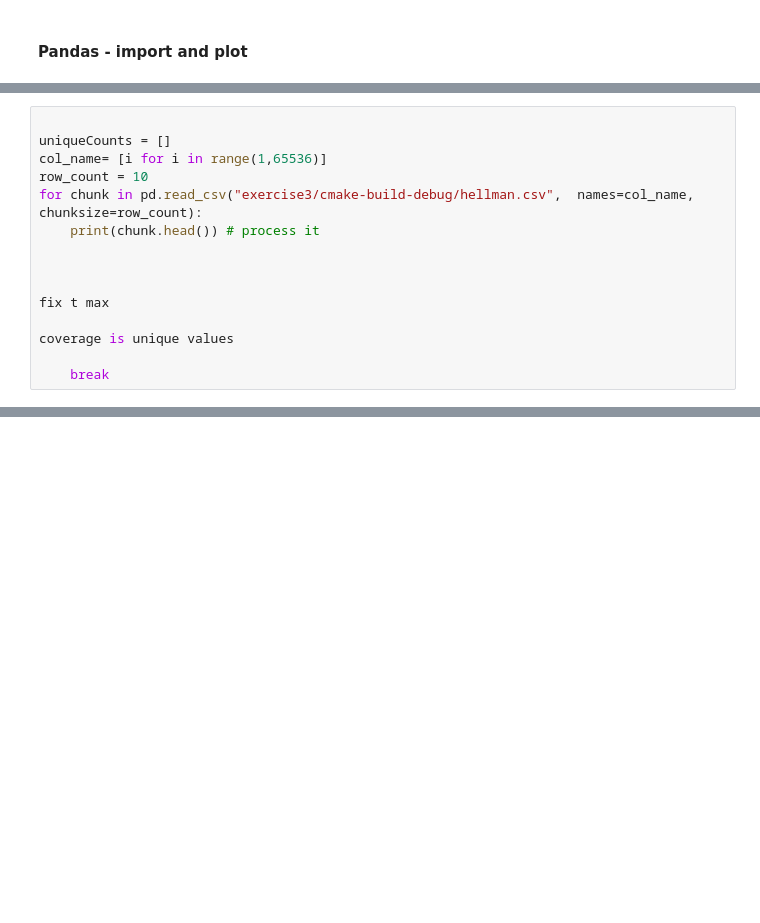
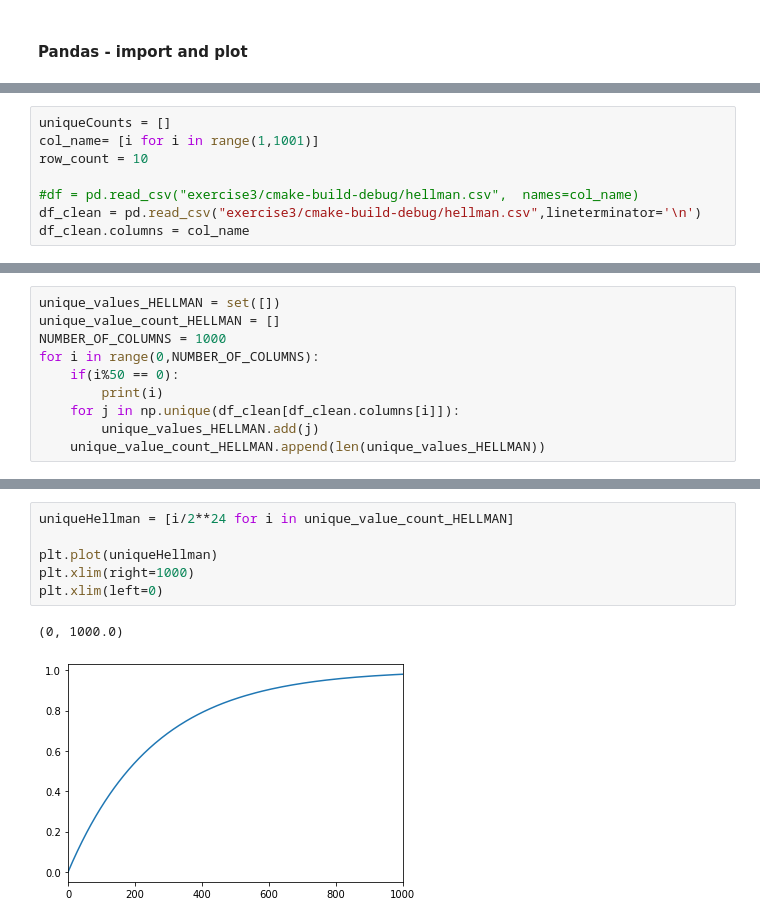
Before and after one commit to AsgeDarr/02255_tmto, a Jupyter notebook: ex_1.ipynb, the cells around one changed output, grey strips where cells are left out. Drawn from its saved outputs; the diff is of its cells as text; blank space fills up the shorter version.

```diff
--- a/ex_1.ipynb
+++ b/ex_1.ipynb
@@ -75,15 +77,8 @@ plt.xlim(left=0)
 # %%
+uniqueCounts = []
+col_name= [i for i in range(1,1001)]
+row_count = 10
 
-uniqueCounts = []
-col_name= [i for i in range(1,65536)]
-row_count = 10
-for chunk in pd.read_csv("exercise3/cmake-build-debug/hellman.csv",  names=col_name, chunksize=row_count):
-    print(chunk.head()) # process it
-
-
-
-fix t max
-
-coverage is unique values
-
-    break
+#df = pd.read_csv("exercise3/cmake-build-debug/hellman.csv",  names=col_name)
+df_clean = pd.read_csv("exercise3/cmake-build-debug/hellman.csv",lineterminator='\n')
+df_clean.columns = col_name
@@ -91,0 +87,10 @@ FileNotFoundError: [Errno 2] File b'exercise3/cmake-build-debug/hellman.csv' doe
+# %%
+unique_values_HELLMAN = set([])
+unique_value_count_HELLMAN = []
+NUMBER_OF_COLUMNS = 1000
+for i in range(0,NUMBER_OF_COLUMNS):
+    if(i%50 == 0):
+        print(i)
+    for j in np.unique(df_clean[df_clean.columns[i]]):
+        unique_values_HELLMAN.add(j)
+    unique_value_count_HELLMAN.append(len(unique_values_HELLMAN))
@@ -91,0 +118,9 @@ FileNotFoundError: [Errno 2] File b'exercise3/cmake-build-debug/hellman.csv' doe
+# %%
+uniqueHellman = [i/2**24 for i in unique_value_count_HELLMAN]
+
+plt.plot(uniqueHellman)
+plt.xlim(right=1000)
+plt.xlim(left=0)
+# %% [output]
+(0, 1000.0)
+[figure, added]
```
Also changed, not shown: parts of 11 cells of this notebook.
